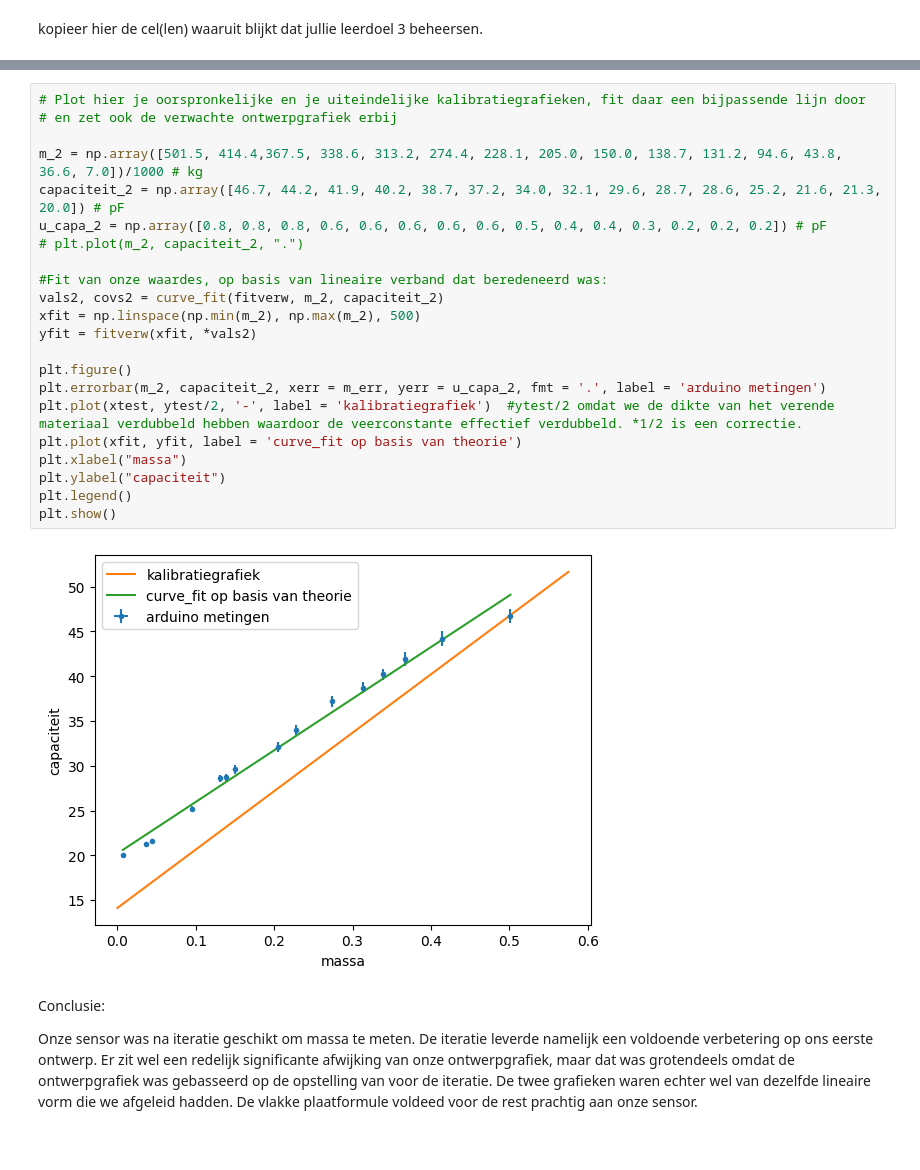
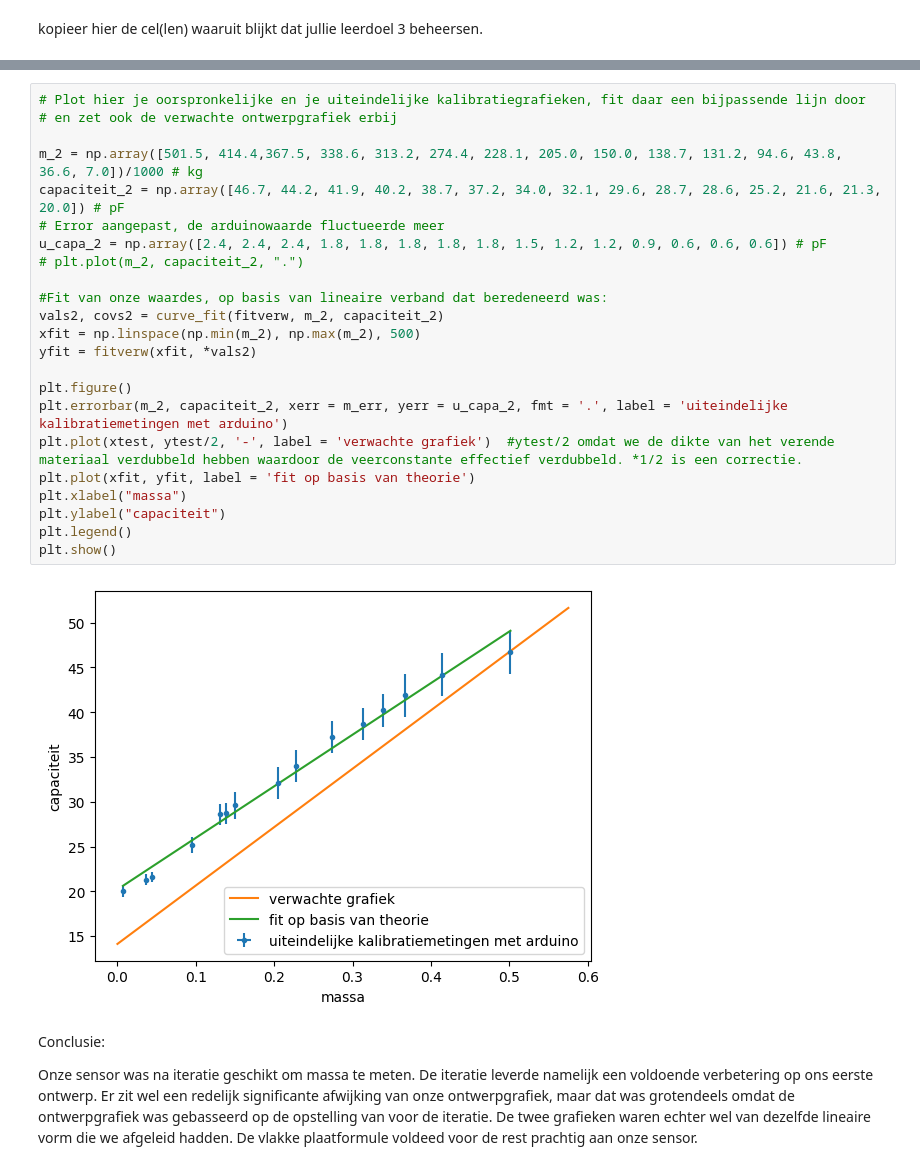
Before and after one commit to cs50202/opdrachten-DEF-D-, a Jupyter notebook: FysiekeOntwerpopdrachten/2OntwerpEenSensorCondensator/DEFOntwerpopdracht2OntwerpEenSensorInvulTemplate.ipynb, the cells around one changed output, grey strips where cells are left out. Cells and saved outputs as stored; diff of their text form.

```diff
--- a/FysiekeOntwerpopdrachten/2OntwerpEenSensorCondensator/DEFOntwerpopdracht2OntwerpEenSensorInvulTemplate.ipynb
+++ b/FysiekeOntwerpopdrachten/2OntwerpEenSensorCondensator/DEFOntwerpopdracht2OntwerpEenSensorInvulTemplate.ipynb
@@ -352,27 +412,28 @@ De minimum, gemiddelde, en maximum waarde binnen ons verwachte domein gaan zijn
 # %%
 # Plot hier je oorspronkelijke en je uiteindelijke kalibratiegrafieken, fit daar een bijpassende lijn door
 # en zet ook de verwachte ontwerpgrafiek erbij
 
 m_2 = np.array([501.5, 414.4,367.5, 338.6, 313.2, 274.4, 228.1, 205.0, 150.0, 138.7, 131.2, 94.6, 43.8, 36.6, 7.0])/1000 # kg
 capaciteit_2 = np.array([46.7, 44.2, 41.9, 40.2, 38.7, 37.2, 34.0, 32.1, 29.6, 28.7, 28.6, 25.2, 21.6, 21.3, 20.0]) # pF
-u_capa_2 = np.array([0.8, 0.8, 0.8, 0.6, 0.6, 0.6, 0.6, 0.6, 0.5, 0.4, 0.4, 0.3, 0.2, 0.2, 0.2]) # pF
+# Error aangepast, de arduinowaarde fluctueerde meer
+u_capa_2 = np.array([2.4, 2.4, 2.4, 1.8, 1.8, 1.8, 1.8, 1.8, 1.5, 1.2, 1.2, 0.9, 0.6, 0.6, 0.6]) # pF
 # plt.plot(m_2, capaciteit_2, ".")
 
 #Fit van onze waardes, op basis van lineaire verband dat beredeneerd was:
 vals2, covs2 = curve_fit(fitverw, m_2, capaciteit_2)
 xfit = np.linspace(np.min(m_2), np.max(m_2), 500)
 yfit = fitverw(xfit, *vals2)
 
 plt.figure()
-plt.errorbar(m_2, capaciteit_2, xerr = m_err, yerr = u_capa_2, fmt = '.', label = 'arduino metingen')
-plt.plot(xtest, ytest/2, '-', label = 'kalibratiegrafiek')  #ytest/2 omdat we de dikte van het verende materiaal verdubbeld hebben waardoor de veerconstante effectief verdubbeld. *1/2 is een correctie.
-plt.plot(xfit, yfit, label = 'curve_fit op basis van theorie')
+plt.errorbar(m_2, capaciteit_2, xerr = m_err, yerr = u_capa_2, fmt = '.', label = 'uiteindelijke kalibratiemetingen met arduino')
+plt.plot(xtest, ytest/2, '-', label = 'verwachte grafiek')  #ytest/2 omdat we de dikte van het verende materiaal verdubbeld hebben waardoor de veerconstante effectief verdubbeld. *1/2 is een correctie.
+plt.plot(xfit, yfit, label = 'fit op basis van theorie')
 plt.xlabel("massa")
 plt.ylabel("capaciteit")
 plt.legend()
 plt.show()
 # %% [output]
-[figure, old version]
+[figure, new version]
 # %% [markdown]
 Conclusie:
 
```
Also changed, not shown: parts of 11 cells of this notebook.
